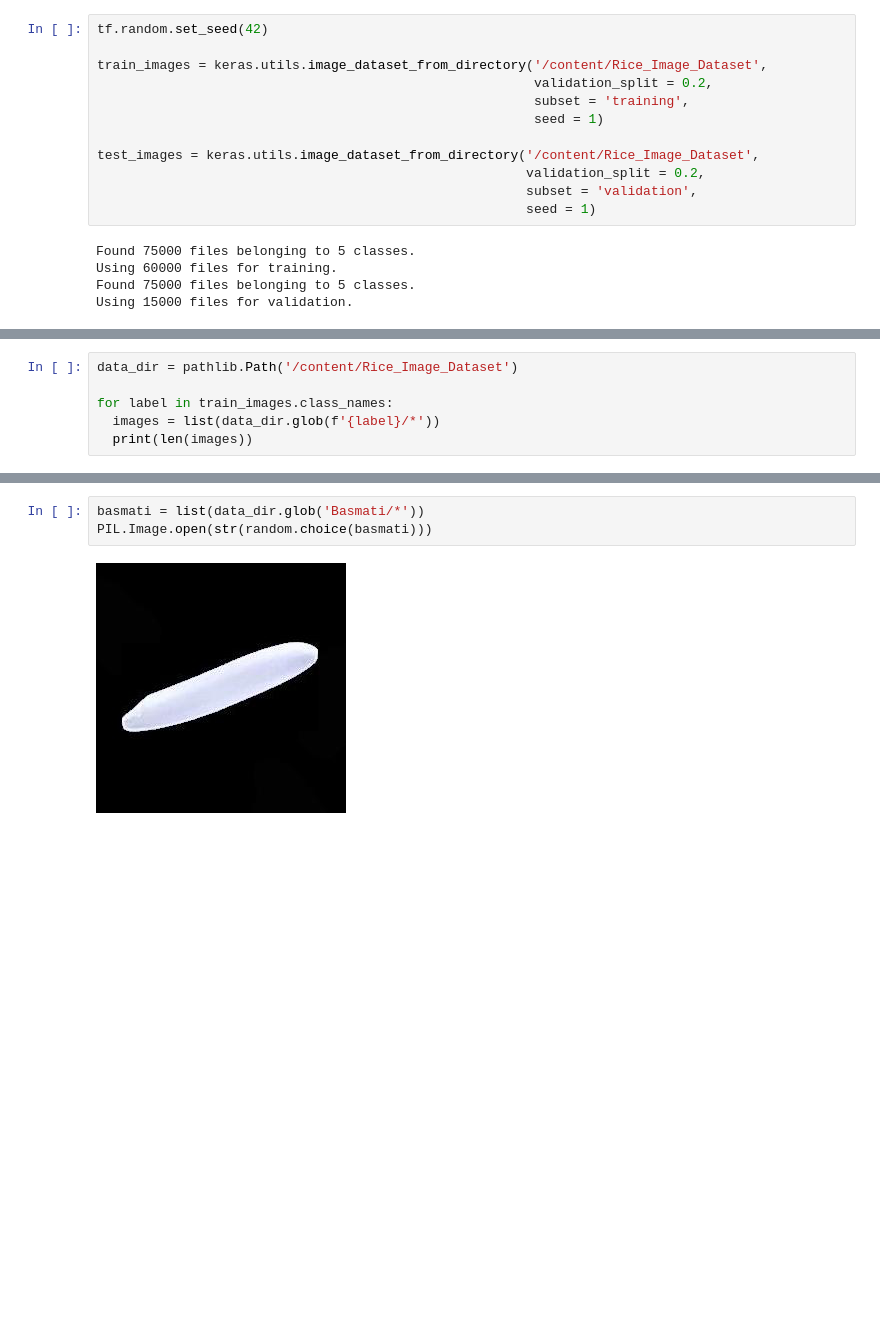
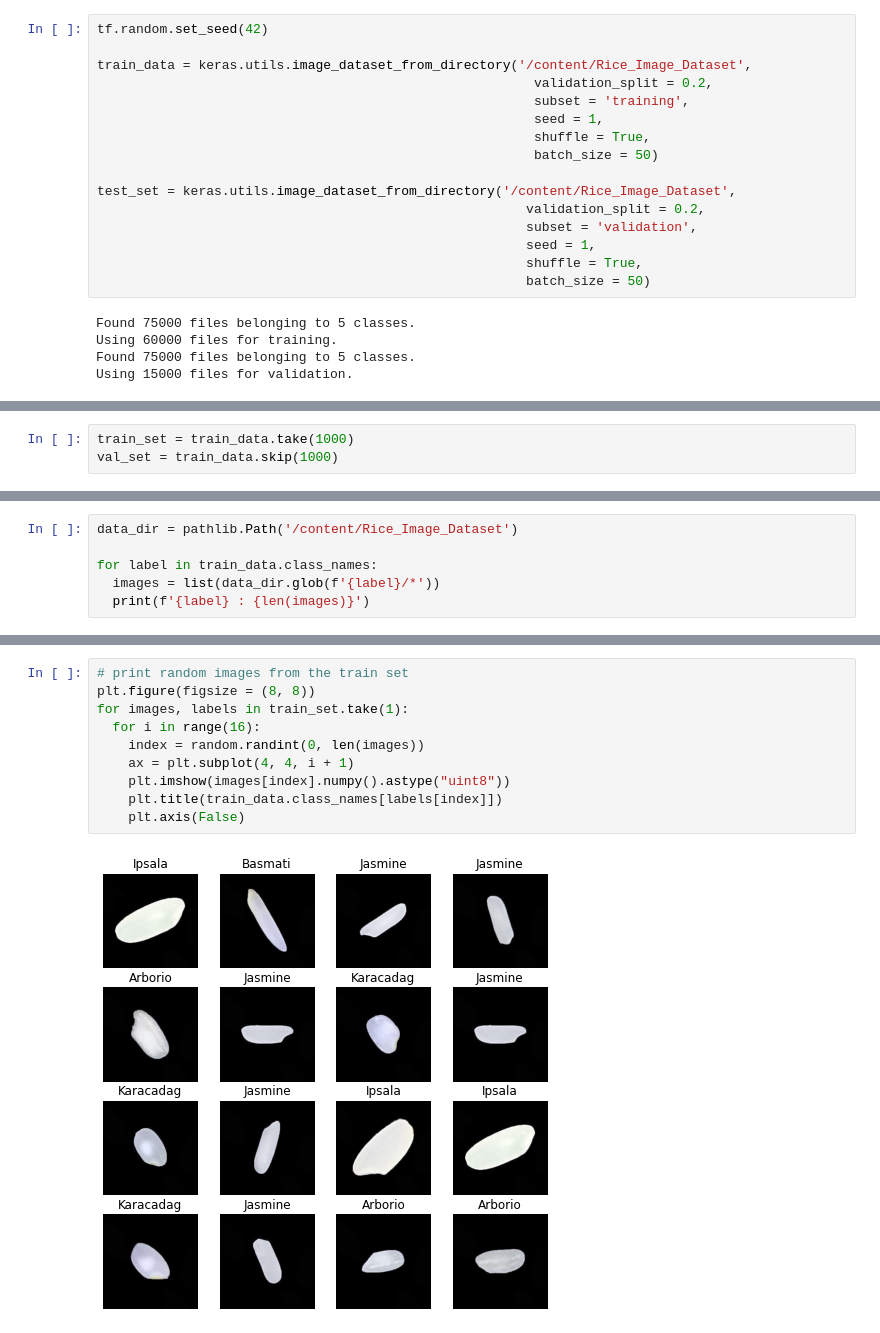
Before and after one commit to MostafaJahanian/DL_Projects, a Jupyter notebook: rice_image_classification_using_cnn.ipynb, the cells around one changed output, grey strips where cells are left out. Cells and saved outputs as stored; diff of their text form; blank space fills up the shorter version.

```diff
--- a/rice_image_classification_using_cnn.ipynb
+++ b/rice_image_classification_using_cnn.ipynb
@@ -31,15 +34,19 @@ import PIL
 # %%
 tf.random.set_seed(42)
 
-train_images = keras.utils.image_dataset_from_directory('/content/Rice_Image_Dataset',
+train_data = keras.utils.image_dataset_from_directory('/content/Rice_Image_Dataset',
                                                         validation_split = 0.2,
                                                         subset = 'training',
-                                                        seed = 1)
+                                                        seed = 1,
+                                                        shuffle = True,
+                                                        batch_size = 50)
 
-test_images = keras.utils.image_dataset_from_directory('/content/Rice_Image_Dataset',
+test_set = keras.utils.image_dataset_from_directory('/content/Rice_Image_Dataset',
                                                        validation_split = 0.2,
                                                        subset = 'validation',
-                                                       seed = 1)
+                                                       seed = 1,
+                                                       shuffle = True,
+                                                       batch_size = 50)
 # %% [output]
 Found 75000 files belonging to 5 classes.
 Using 60000 files for training.
@@ -51,0 +59,3 @@ train_images.class_names
+# %%
+train_set = train_data.take(1000)
+val_set = train_data.skip(1000)
@@ -52,7 +66,7 @@ train_images.class_names
 # %%
 data_dir = pathlib.Path('/content/Rice_Image_Dataset')
 
-for label in train_images.class_names:
+for label in train_data.class_names:
   images = list(data_dir.glob(f'{label}/*'))
-  print(len(images))
+  print(f'{label} : {len(images)}')
 # %% [output]
@@ -64,5 +78,12 @@ for label in train_images.class_names:
-# %%
-basmati = list(data_dir.glob('Basmati/*'))
-PIL.Image.open(str(random.choice(basmati)))
-# %% [output]
-[figure, removed]
+# %%
+# print random images from the train set
+plt.figure(figsize = (8, 8))
+for images, labels in train_set.take(1):
+  for i in range(16):
+    index = random.randint(0, len(images))
+    ax = plt.subplot(4, 4, i + 1)
+    plt.imshow(images[index].numpy().astype("uint8"))
+    plt.title(train_data.class_names[labels[index]])
+    plt.axis(False)
+# %% [output]
+[figure, added]
```
Also changed, not shown: parts of 18 cells of this notebook.
